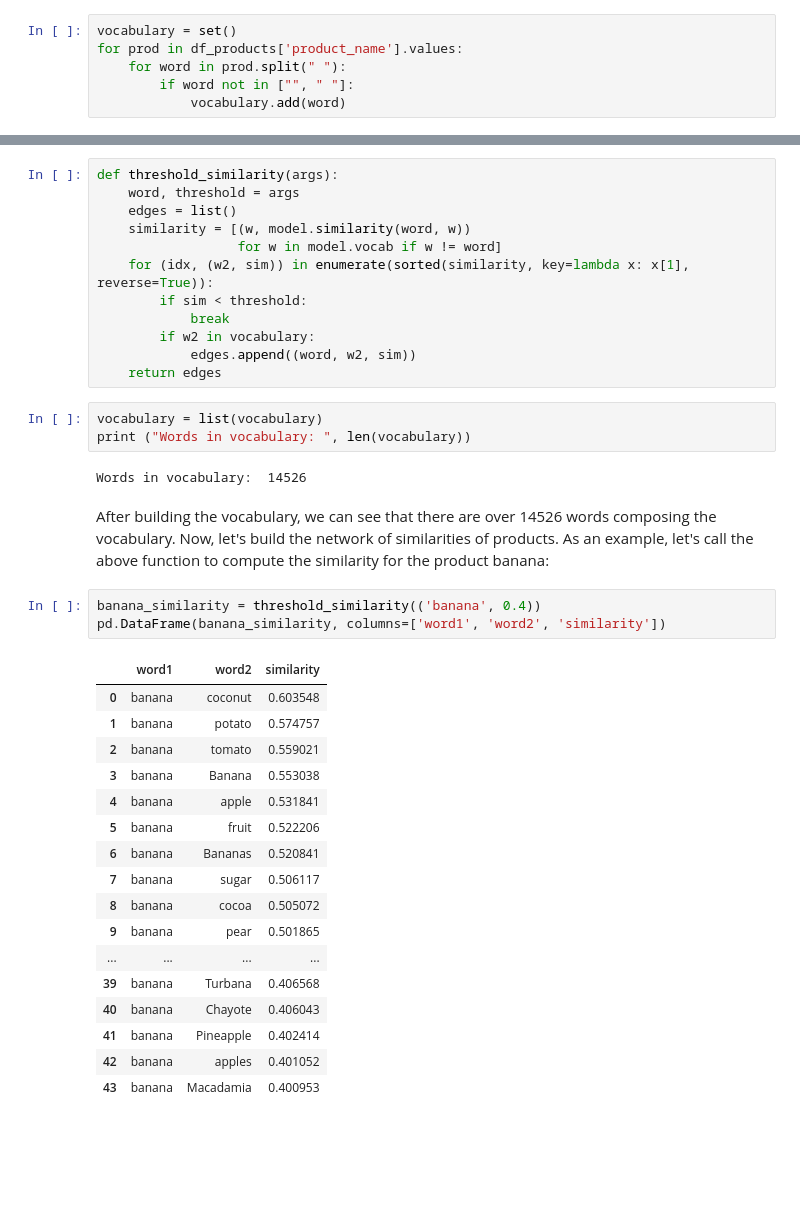
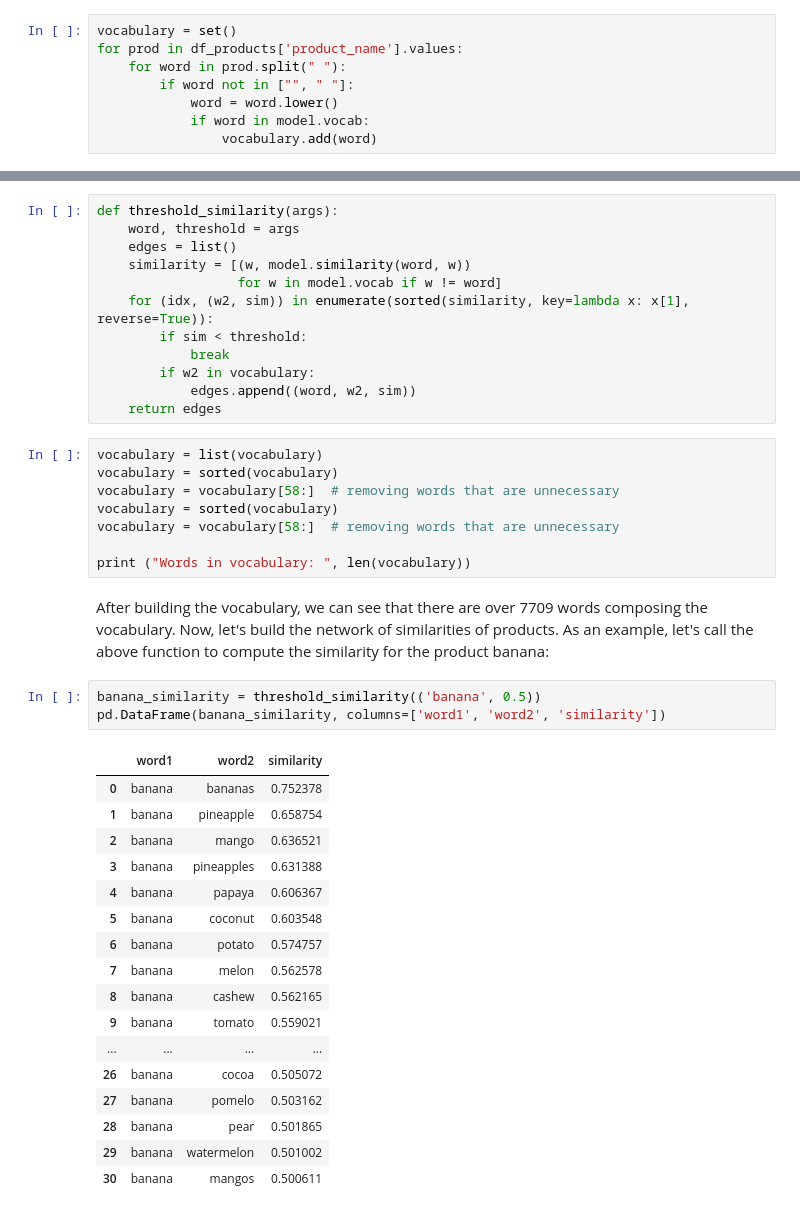
Before and after one commit to clebsonc/DataScienceDCC, a Jupyter notebook: InstaCart/Instacark Market Basket Analysis.ipynb, the cells around one changed output, grey strips where cells are left out. Cells and saved outputs as stored; diff of their text form; blank space fills up the shorter version.

```diff
--- a/InstaCart/Instacark Market Basket Analysis.ipynb
+++ b/InstaCart/Instacark Market Basket Analysis.ipynb
@@ -708,7 +708,9 @@ vocabulary = set()
 for prod in df_products['product_name'].values:
     for word in prod.split(" "):
         if word not in ["", " "]:
-            vocabulary.add(word)
+            word = word.lower()
+            if word in model.vocab:
+                vocabulary.add(word)
 # %% [markdown]
 Now that we have build the vocabulary of words/products, we can find the similarity using the google word2vec model. The following function computes the similarity of a product considering a threshold that identifies how similar the two products will be. If we consider a higher threshold, we will restrain the model to return only products with that have a higher confidence os similarity. If the threshold is to low, the model will return products that might be similar but with a small confidence. The following function `threshold_similarity` does exactly this.
 # %%
@@ -725,30 +727,33 @@ def threshold_similarity(args):
     return edges
 # %%
 vocabulary = list(vocabulary)
+vocabulary = sorted(vocabulary)
+vocabulary = vocabulary[58:]  # removing words that are unnecessary
+vocabulary = sorted(vocabulary)
+vocabulary = vocabulary[58:]  # removing words that are unnecessary
+
 print ("Words in vocabulary: ", len(vocabulary))
-# %% [output]
-Words in vocabulary:  14526
 # %% [markdown]
-After building the vocabulary, we can see that there are over 14526 words composing the vocabulary. Now, let's build the network of similarities of products. As an example, let's call the above function to compute the similarity for the product banana:
+After building the vocabulary, we can see that there are over 7709 words composing the vocabulary. Now, let's build the network of similarities of products. As an example, let's call the above function to compute the similarity for the product banana:
 # %%
-banana_similarity = threshold_similarity(('banana', 0.4))
+banana_similarity = threshold_similarity(('banana', 0.5))
 pd.DataFrame(banana_similarity, columns=['word1', 'word2', 'similarity'])
 # %% [output]
 |  | word1 | word2 | similarity |
-| 0 | banana | coconut | 0.603548 |
-| 1 | banana | potato | 0.574757 |
-| 2 | banana | tomato | 0.559021 |
-| 3 | banana | Banana | 0.553038 |
-| 4 | banana | apple | 0.531841 |
-| 5 | banana | fruit | 0.522206 |
-| 6 | banana | Bananas | 0.520841 |
-| 7 | banana | sugar | 0.506117 |
-| 8 | banana | cocoa | 0.505072 |
-| 9 | banana | pear | 0.501865 |
+| 0 | banana | bananas | 0.752378 |
+| 1 | banana | pineapple | 0.658754 |
+| 2 | banana | mango | 0.636521 |
+| 3 | banana | pineapples | 0.631388 |
+| 4 | banana | papaya | 0.606367 |
+| 5 | banana | coconut | 0.603548 |
+| 6 | banana | potato | 0.574757 |
+| 7 | banana | melon | 0.562578 |
+| 8 | banana | cashew | 0.562165 |
+| 9 | banana | tomato | 0.559021 |
 | ... | ... | ... | ... |
-| 39 | banana | Turbana | 0.406568 |
-| 40 | banana | Chayote | 0.406043 |
-| 41 | banana | Pineapple | 0.402414 |
-| 42 | banana | apples | 0.401052 |
-| 43 | banana | Macadamia | 0.400953 |
+| 26 | banana | cocoa | 0.505072 |
+| 27 | banana | pomelo | 0.503162 |
+| 28 | banana | pear | 0.501865 |
+| 29 | banana | watermelon | 0.501002 |
+| 30 | banana | mangos | 0.500611 |
 # %% [markdown]
```
Also changed, not shown: parts of 42 cells of this notebook, 1 other file.
